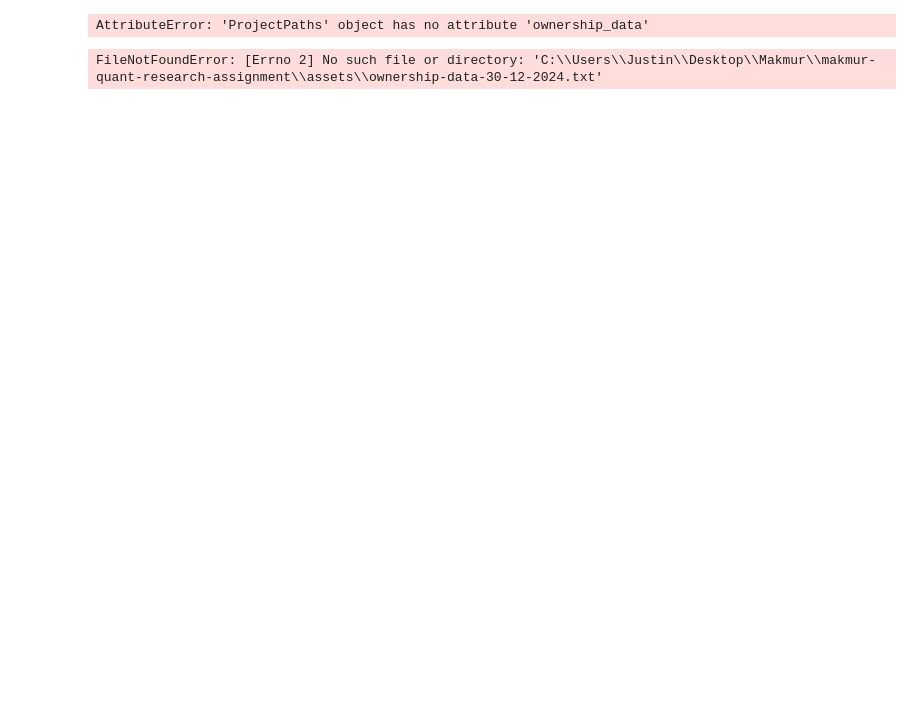
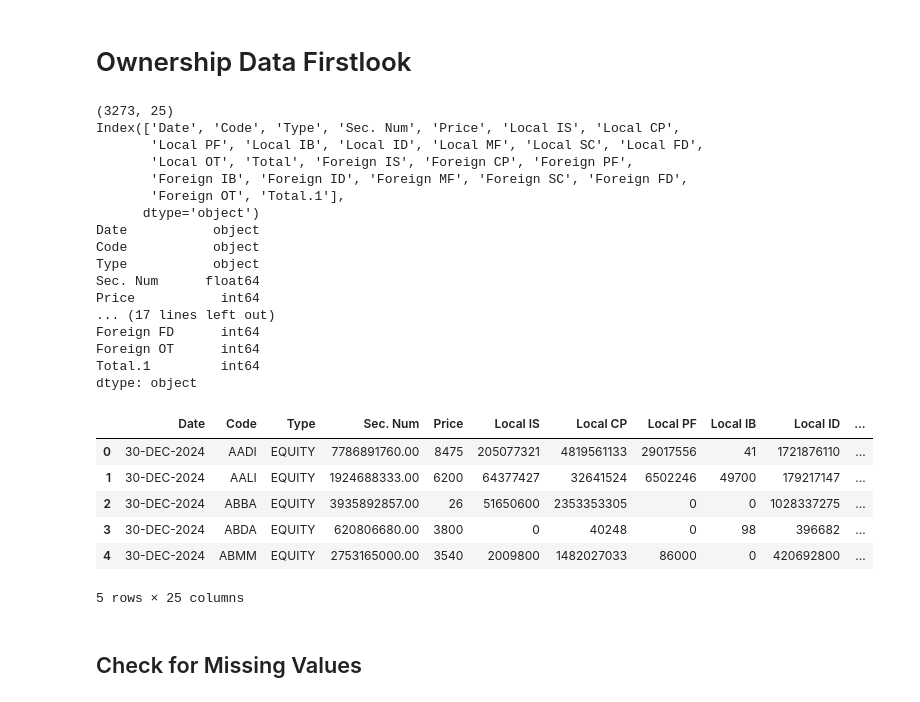
Before and after one commit to justin-ong1368/makmur-quant-research-assignment, a Jupyter notebook: src/eda/eda-ownership.ipynb, the cells around one changed output. Saved outputs shown, nothing was run; the diff lists cells and outputs as text; code cells hidden in the pictures; blank space fills up the shorter version.

```diff
--- a/src/eda/eda-ownership.ipynb
+++ b/src/eda/eda-ownership.ipynb
@@ -1,3 +1,5 @@
+# %% [markdown]
+# Ownership Data Firstlook
 # %%
 import sys
 sys.path.append(r"C:\Users\Justin\Desktop\Makmur\makmur-quant-research-assignment")
@@ -9,8 +13,36 @@ from config import PATHS
 # %%
-ownership_data_path = PATHS.ownership_data / "ownership-data-30-12-2024.txt"
+ownership_data_path_30_2024 = PATHS.ownership_data / "ownership-data-12-24.txt"
-# %% [output]
-AttributeError: 'ProjectPaths' object has no attribute 'ownership_data'
 # %%
-data_30_12_2024=pd.read_csv(ownership_data_path)
+data_30_12_2024=pd.read_csv(ownership_data_path_30_2024, sep="|")
-# %% [output]
-FileNotFoundError: [Errno 2] No such file or directory: 'C:\\Users\\Justin\\Desktop\\Makmur\\makmur-quant-research-assignment\\assets\\ownership-data-30-12-2024.txt'
+# %%
+print(data_30_12_2024.shape)
+print(data_30_12_2024.columns)
+print(data_30_12_2024.dtypes)
+data_30_12_2024.head()
+# %% [output]
+(3273, 25)
+Index(['Date', 'Code', 'Type', 'Sec. Num', 'Price', 'Local IS', 'Local CP',
+       'Local PF', 'Local IB', 'Local ID', 'Local MF', 'Local SC', 'Local FD',
+       'Local OT', 'Total', 'Foreign IS', 'Foreign CP', 'Foreign PF',
+       'Foreign IB', 'Foreign ID', 'Foreign MF', 'Foreign SC', 'Foreign FD',
+       'Foreign OT', 'Total.1'],
+      dtype='object')
+Date           object
+Code           object
+Type           object
+Sec. Num      float64
+Price           int64
+... (17 lines left out)
+Foreign FD      int64
+Foreign OT      int64
+Total.1         int64
+dtype: object
+|  | Date | Code | Type | Sec. Num | Price | Local IS | Local CP | Local PF | Local IB | Local ID | ... |
+| 0 | 30-DEC-2024 | AADI | EQUITY | 7786891760.00 | 8475 | 205077321 | 4819561133 | 29017556 | 41 | 1721876110 | ... |
+| 1 | 30-DEC-2024 | AALI | EQUITY | 1924688333.00 | 6200 | 64377427 | 32641524 | 6502246 | 49700 | 179217147 | ... |
+| 2 | 30-DEC-2024 | ABBA | EQUITY | 3935892857.00 | 26 | 51650600 | 2353353305 | 0 | 0 | 1028337275 | ... |
+| 3 | 30-DEC-2024 | ABDA | EQUITY | 620806680.00 | 3800 | 0 | 40248 | 0 | 98 | 396682 | ... |
+| 4 | 30-DEC-2024 | ABMM | EQUITY | 2753165000.00 | 3540 | 2009800 | 1482027033 | 86000 | 0 | 420692800 | ... |
+5 rows × 25 columns
+# %% [markdown]
+## Check for Missing Values
```
Also changed, not shown: parts of 19 cells of this notebook.
